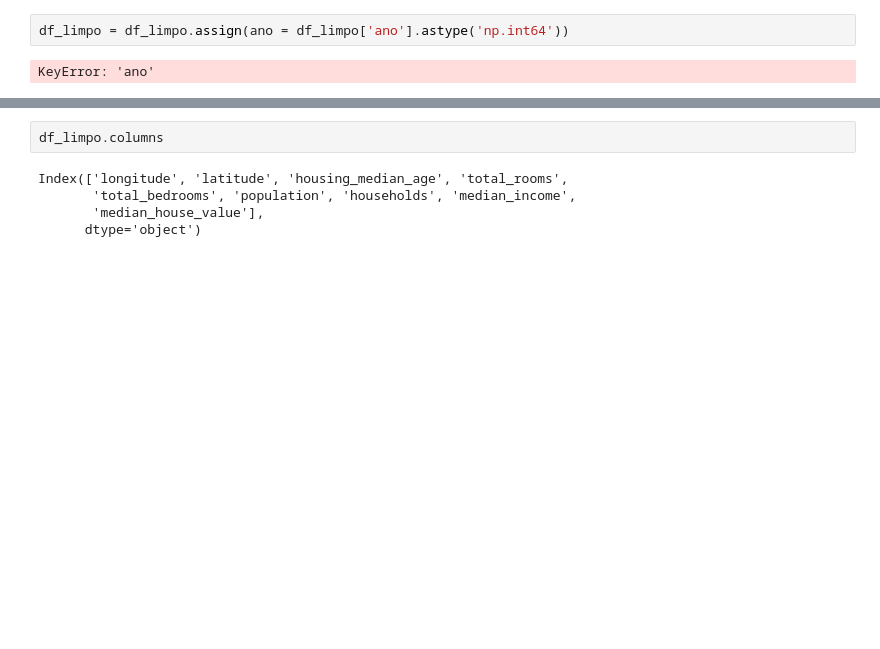
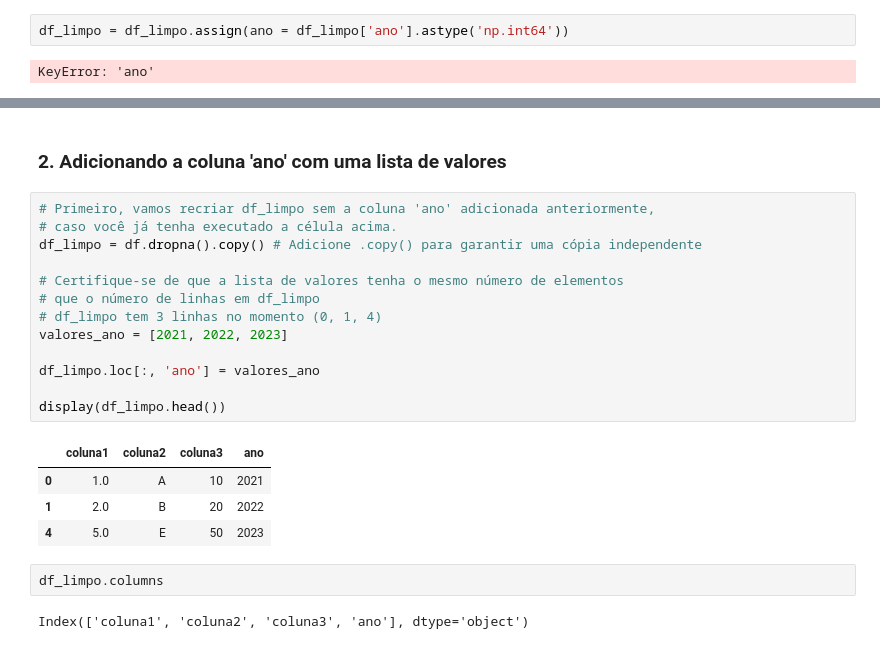
Before and after one commit to rosangela1981/AutomacaoSemcomplicacaoAPI2.0_turma3, a Jupyter notebook: 2_Aula_Imersão_Dados_python.ipynb, the cells around one changed output, grey strips where cells are left out. Drawn from its saved outputs; the diff is of its cells as text; blank space fills up the shorter version.

```diff
--- a/2_Aula_Imersão_Dados_python.ipynb
+++ b/2_Aula_Imersão_Dados_python.ipynb
@@ -168,7 +198,24 @@ KeyError: 'ano'
+# %% [markdown]
+### 2. Adicionando a coluna 'ano' com uma lista de valores
+# %%
+# Primeiro, vamos recriar df_limpo sem a coluna 'ano' adicionada anteriormente,
+# caso você já tenha executado a célula acima.
+df_limpo = df.dropna().copy() # Adicione .copy() para garantir uma cópia independente
+
+# Certifique-se de que a lista de valores tenha o mesmo número de elementos
+# que o número de linhas em df_limpo
+# df_limpo tem 3 linhas no momento (0, 1, 4)
+valores_ano = [2021, 2022, 2023]
+
+df_limpo.loc[:, 'ano'] = valores_ano
+
+display(df_limpo.head())
+# %% [output]
+|  | coluna1 | coluna2 | coluna3 | ano |
+| 0 | 1.0 | A | 10 | 2021 |
+| 1 | 2.0 | B | 20 | 2022 |
+| 4 | 5.0 | E | 50 | 2023 |
 # %%
 df_limpo.columns
 # %% [output]
-Index(['longitude', 'latitude', 'housing_median_age', 'total_rooms',
-       'total_bedrooms', 'population', 'households', 'median_income',
-       'median_house_value'],
-      dtype='object')
+Index(['coluna1', 'coluna2', 'coluna3', 'ano'], dtype='object')
```
Also changed, not shown: parts of 13 cells of this notebook.
